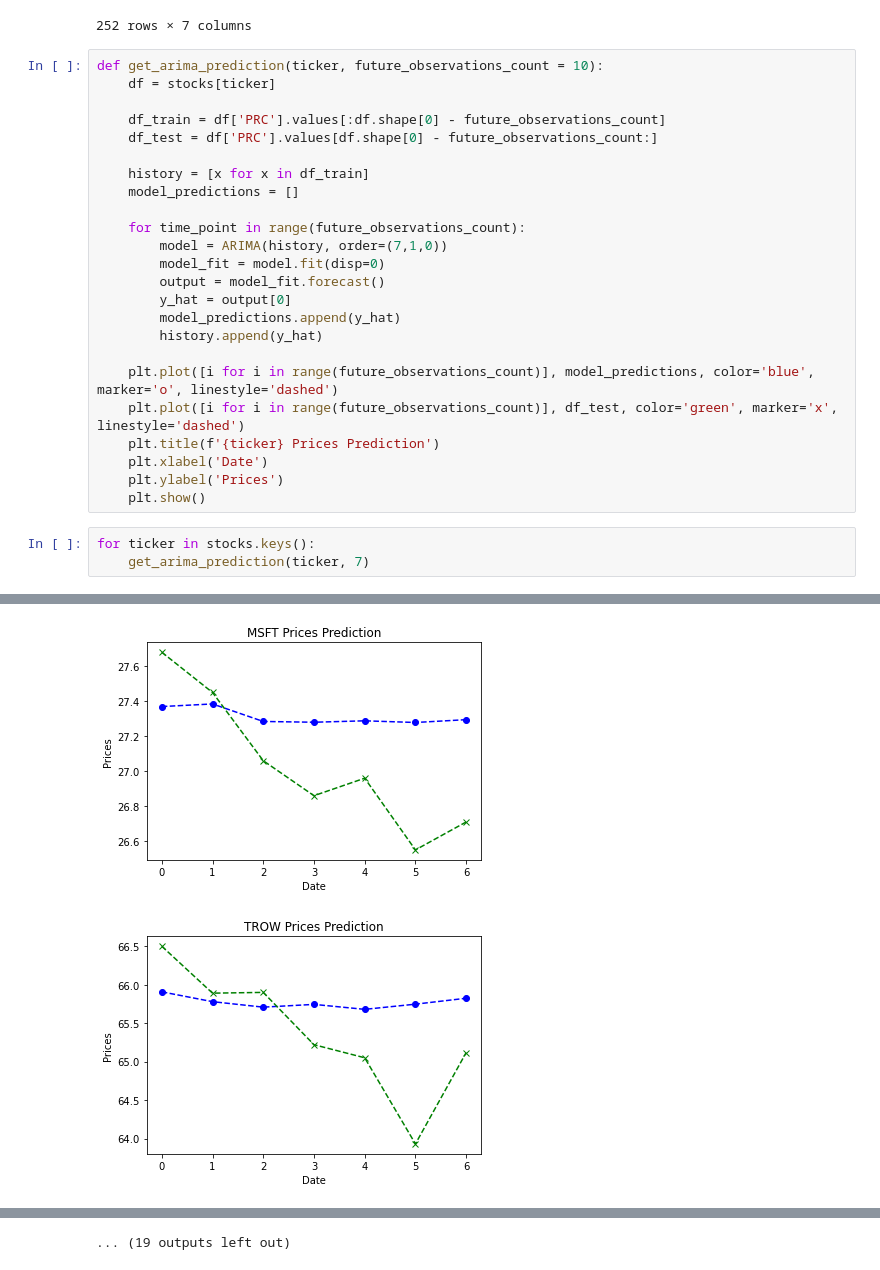
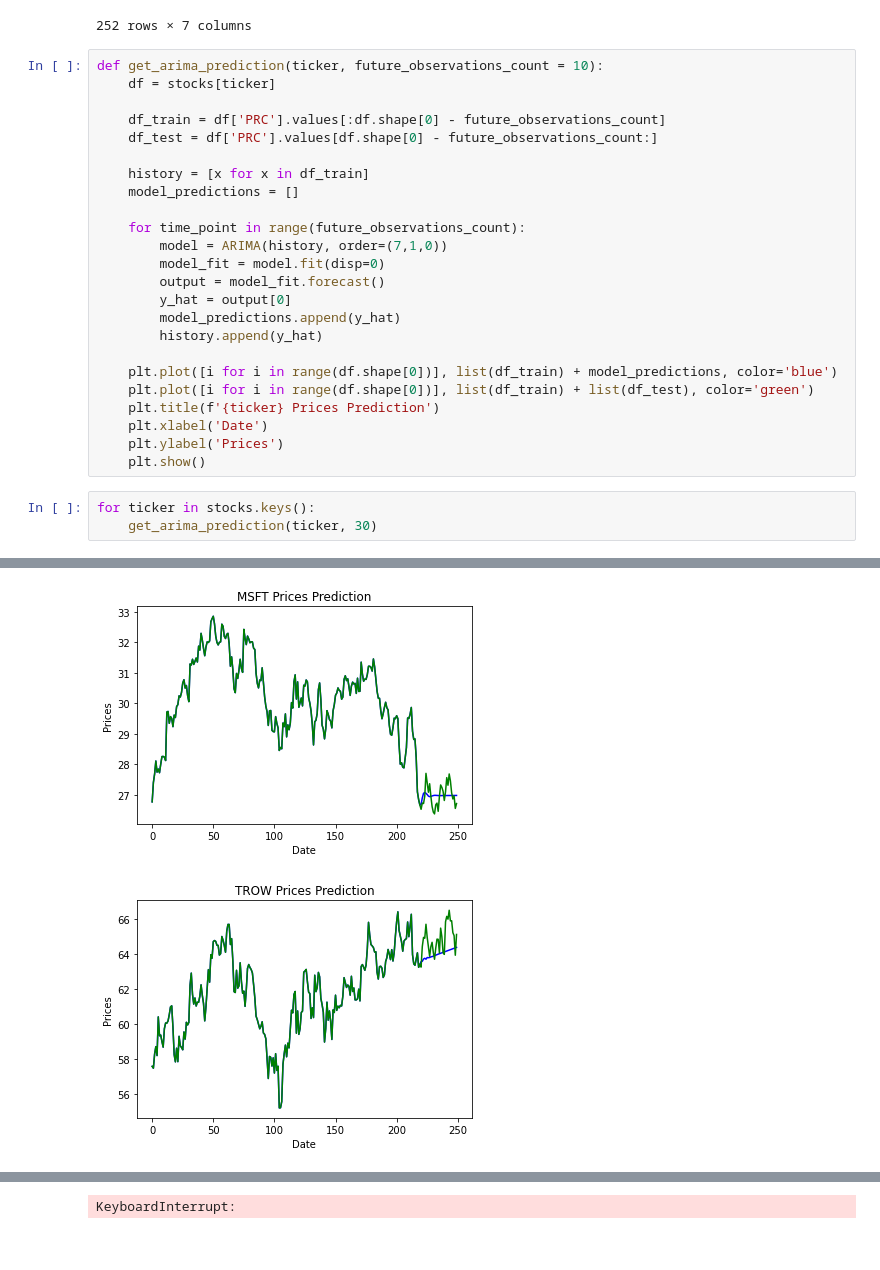
Before and after one commit to welvin21/Chengdu80_2020, a Jupyter notebook: notebooks/ARIMA.ipynb, the cells around one changed output, grey strips where cells are left out. Drawn from its saved outputs; the diff is of its cells as text.

Commit message:
Plot the whole time series data points

```diff
--- a/notebooks/ARIMA.ipynb
+++ b/notebooks/ARIMA.ipynb
@@ -47,13 +47,13 @@ def get_arima_prediction(ticker, future_observations_count = 10):
         model_predictions.append(y_hat)
         history.append(y_hat)
 
-    plt.plot([i for i in range(future_observations_count)], model_predictions, color='blue', marker='o', linestyle='dashed')
-    plt.plot([i for i in range(future_observations_count)], df_test, color='green', marker='x', linestyle='dashed')
+    plt.plot([i for i in range(df.shape[0])], list(df_train) + model_predictions, color='blue')
+    plt.plot([i for i in range(df.shape[0])], list(df_train) + list(df_test), color='green')
     plt.title(f'{ticker} Prices Prediction')
     plt.xlabel('Date')
     plt.ylabel('Prices')
     plt.show()
 # %%
 for ticker in stocks.keys():
-    get_arima_prediction(ticker, 7)
+    get_arima_prediction(ticker, 30)
 # %% [output]
@@ -61,2 +61,2 @@ for ticker in stocks.keys():
-[figure, old version]
+[figure, new version]
-[figure, old version]
+[figure, new version]
@@ -72 +69 @@ for ticker in stocks.keys():
-... (19 outputs left out)
+KeyboardInterrupt:
```
Also changed, not shown: parts of 1 cell of this notebook.
